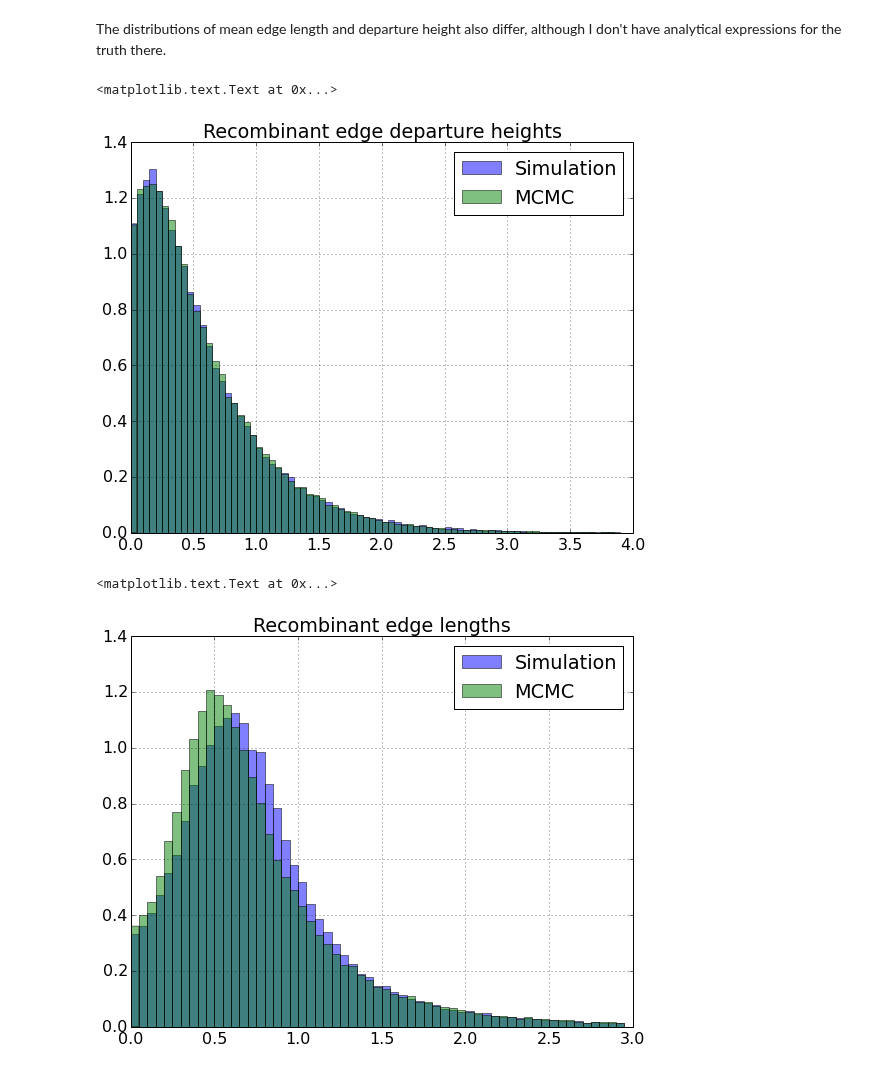
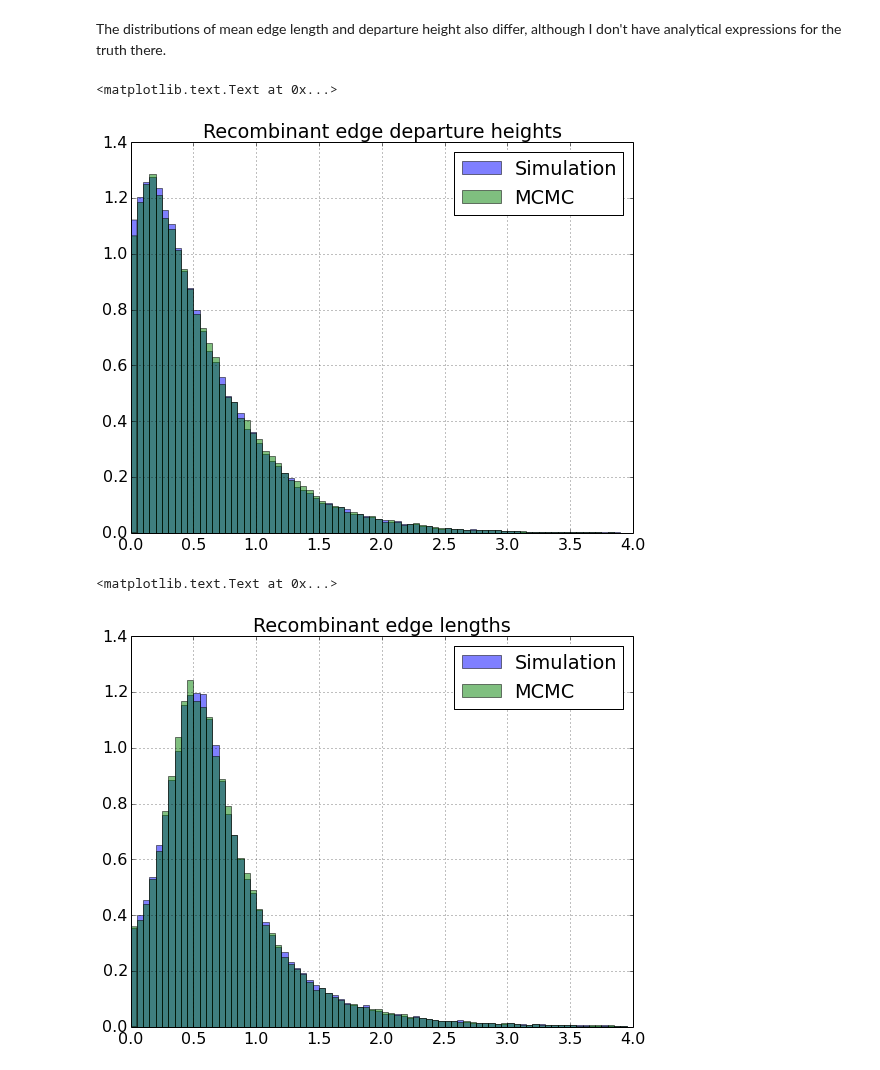
Before and after one commit to tgvaughan/bacter, a Jupyter notebook: examples/Validation.ipynb, the cells around one changed output. Saved outputs shown, nothing was run; the diff lists cells and outputs as text; code cells hidden in the pictures.

```diff
--- a/examples/Validation.ipynb
+++ b/examples/Validation.ipynb
@@ -35,5 +35,5 @@ def removeBurnin(df, frac=0.1):
     n = shape(df)[0]
     return df.tail(int(n*(1.0-frac)))
 
-dfs = read_table('simulated.stats')
+dfs = read_table('simulated2taxon.stats')
 df = removeBurnin(read_table('addRemoveScaleTest.stats'))
@@ -113,17 +98,17 @@ legend()
 title("Recombinant edge departure heights")
 # %% [output]
 <matplotlib.text.Text at 0x...>
-[figure, old version]
+[figure, new version]
 # %%
-bins=arange(0,3,.05)
+bins=arange(0,4,.05)
 dfs['arg.meanEdgeLength'].hist(normed=True,
                                     bins=bins,
                                     alpha=0.5, label="Simulation")
 df['arg.meanEdgeLength'].hist(normed=True,
                                    bins=bins,
                                    alpha=0.5, label="MCMC")
 legend()
 title("Recombinant edge lengths")
 # %% [output]
 <matplotlib.text.Text at 0x...>
-[figure, old version]
+[figure, new version]
```
Also changed, not shown: parts of 16 cells of this notebook, 6 other files.
